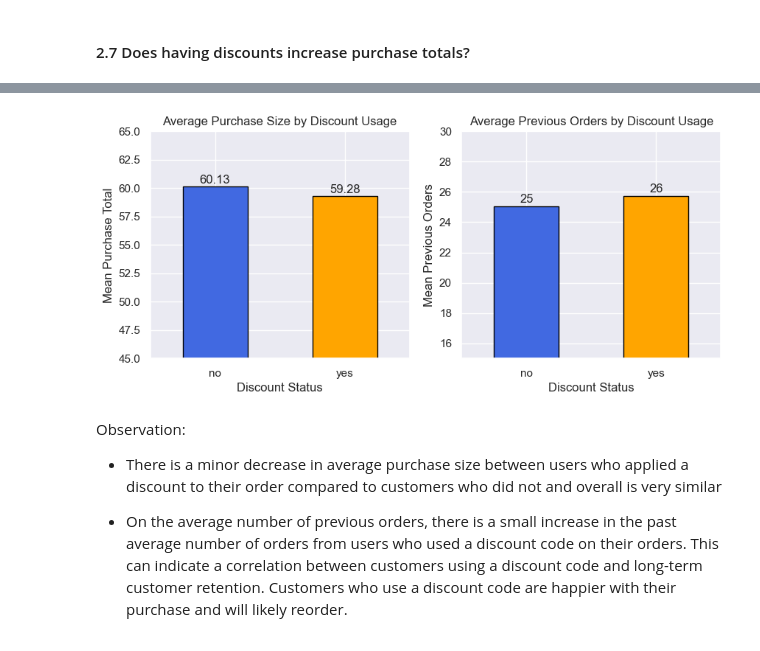
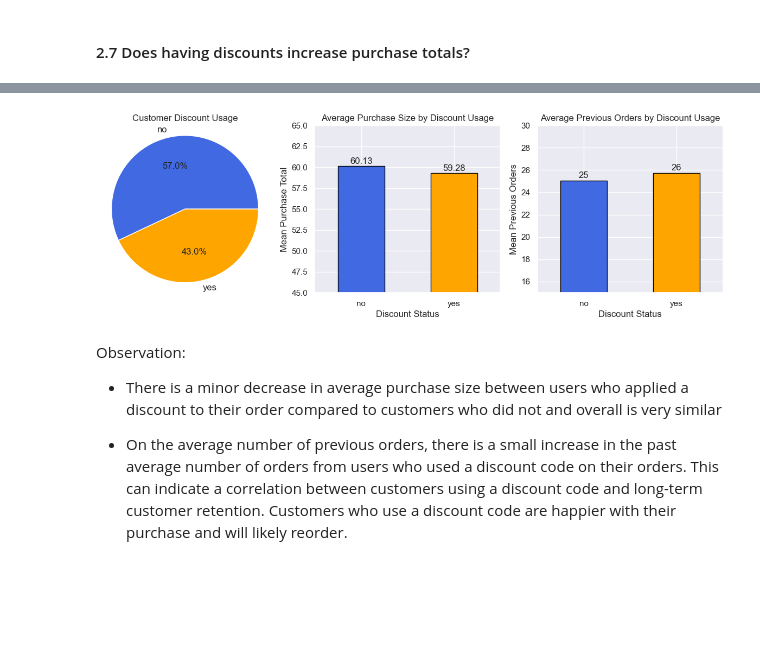
Before and after one commit to jasondo-da/shopping_behavior_analysis, a Jupyter notebook: shopping_behavior_analysis.ipynb, the cells around one changed output, grey strips where cells are left out. Cells and saved outputs as stored; diff of their text form; code cells hidden in the pictures; blank space fills up the shorter version.

```diff
--- a/shopping_behavior_analysis.ipynb
+++ b/shopping_behavior_analysis.ipynb
@@ -1032,9 +1081,19 @@ df.groupby('discount_applied').agg({'discount_applied': 'count'}) .plot(kind='ba
 # %%
 # Setting figure size
-plt.figure(figsize=(10, 4))
+plt.figure(figsize=(15, 4))
+
+# Calculating how many customers use a discount code
+plt.subplot(1, 3, 1)
+df['discount_applied'].value_counts().plot(kind='pie',
+                                        autopct='%1.1f%%',
+                                        fontsize=12,
+                                        label='',
+                                        colors=['royalblue', 'orange'],
+                                        radius=1.1)
+plt.title('Customer Discount Usage')
 
 # Plotting the average cart total based on whether a discount is used
-plt.subplot(1, 2, 1)
+plt.subplot(1, 3, 2)
 disc_sales = df.groupby('discount_applied')['usd_purchase_total'].mean().plot(kind='bar',
                                                                               color=['royalblue', 'orange'],
                                                                               edgecolor='black')
@@ -1052,35 +1111,35 @@ for r in disc_sales.patches:
                         va='bottom')
 plt.title('Average Purchase Size by Discount Usage')
 plt.xlabel('Discount Status')
 plt.ylabel('Mean Purchase Total')
 plt.ylim(45, 65)
 plt.xticks(rotation=0)
 
 # Plotting the total previous orders made based on whether a discount is used
-plt.subplot(1, 2, 2)
+plt.subplot(1, 3, 3)
 disc_orders = df.groupby('discount_applied')['previous_orders'].mean().round(2).plot(kind='bar',
                                                                    color=['royalblue', 'orange'],
                                                                    edgecolor='black')
 # Creating loop to display numeric value on graph
 for r in disc_orders.patches:
     y_value = r.get_height()
     x_value = r.get_x() + r.get_width() / 2
     space = 1
     label = '{:.0f}'.format(y_value)
     disc_orders.annotate(label,
                          (x_value, y_value),
                          xytext=(0, space),
                          textcoords='offset points',
                          ha='center',
                          va='bottom')
 plt.title('Average Previous Orders by Discount Usage')
 plt.xlabel('Discount Status')
 plt.xticks(rotation=0)
 plt.ylabel('Mean Previous Orders')
 plt.ylim(15, 30)
 plt.show()
 # %% [output]
-[figure, old version]
+[figure, new version]
 # %% [markdown]
 Observation:
 
```
Also changed, not shown: parts of 9 cells of this notebook.
